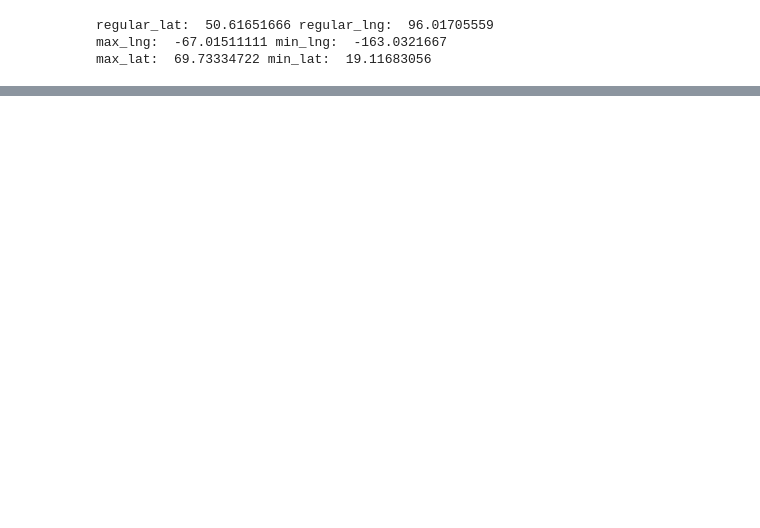
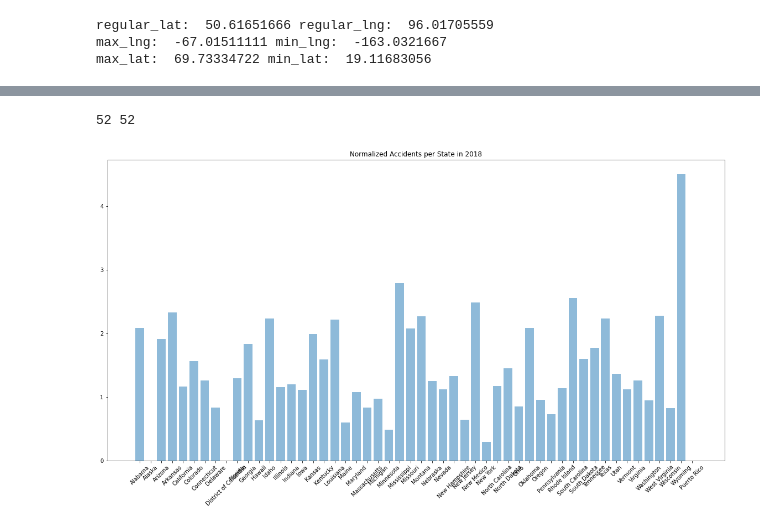
Before and after one commit to fdac20/MedicalBenchmarks, a Jupyter notebook: analysis.ipynb, the cells around one changed output, grey strips where cells are left out. Saved outputs shown, nothing was run; the diff lists cells and outputs as text; code cells hidden in the pictures; blank space fills up the shorter version.

```diff
--- a/analysis.ipynb
+++ b/analysis.ipynb
@@ -51,6 +52,8 @@ def grabCensusYear(year):
     return index_check[0] # just for POPESTIMATE2018 (Population Estimate; might need some other fields later)
 
 _in = grabCensusYear(2018)
-popEst = [(int(census[y][3]),census[y][4], int(census[y][_in])) for y in range(1,len(census)) if int(census[y][3]) > 0]
-print(popEst)
+popEst = pd.DataFrame([(int(census[y][3]),census[y][4], int(census[y][_in])) for y in range(1,len(census)) if int(census[y][3]) > 0])
+print("Estimated Population")
+print(popEst[:10])
+print("...")
 # %% [output]
@@ -163,0 +170,42 @@ print(max_state)
+# %%
+# Graphing accidents per state:
+INTERSTATE_PREFIXES = ['I-']
+HIGHWAY_PREFIXES = ['HWY', 'US-']
+
+def checkIfPrefix(word, list_fix):
+    for fix in list_fix:
+        if fix in word:
+            return True
+    return False
+
+state_dict = {}
+for state in accidents:
+    if state['STATE'] > 0:
+        if checkIfPrefix(state['TWAY_ID'], INTERSTATE_PREFIXES):
+            if state['STATE'] in state_dict:
+                state_dict[state['STATE']] += 1
+            else:
+                state_dict[state['STATE']] = 1
+        else:
+            if not state['STATE'] in state_dict:
+                state_dict[state['STATE']] = 0
+# temp:
+state_dict[72] = 0
+
+INTER_X = []
+INTER_Y = []
+
+for item, row in popEst.iterrows():
+    INTER_X.append(row[1])
+    INTER_Y.append((state_dict[row[0]]/row[2])*(10**5))
+    #INTER_Y.append(state_dict[row[0]])
+
+print(len(INTER_X), len(INTER_Y))
+plt.figure(figsize=(20,10))
+plt.bar(INTER_X,INTER_Y, align='center', alpha=0.5)
+plt.xticks(rotation=45)
+plt.title('Normalized Accidents per State in %i'%2018)
+plt.show()
+# %% [output]
+52 52
+[figure, added]
```
Also changed, not shown: parts of 6 cells of this notebook.
